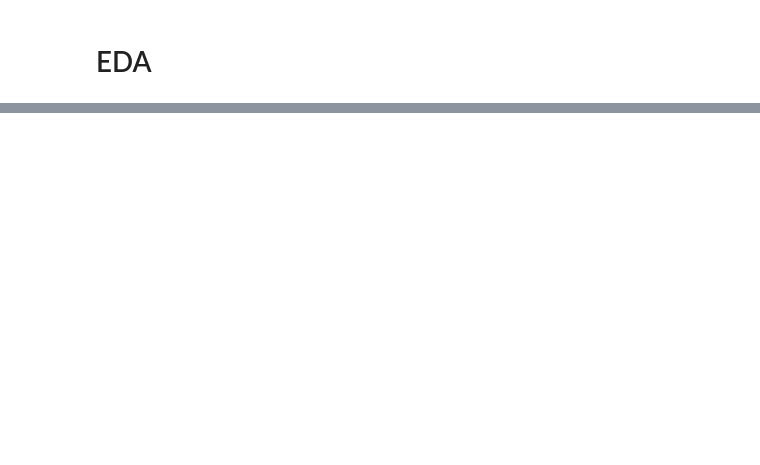
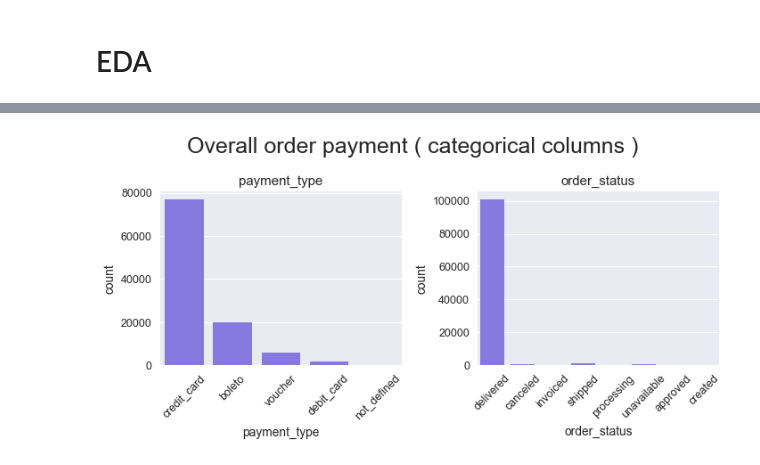
Before and after one commit to HikariJadeEmpire/Brazil_E-commerce_Analytics, a Jupyter notebook: EDA.ipynb, the cells around one changed output, grey strips where cells are left out. Cells and saved outputs as stored; diff of their text form; code cells hidden in the pictures; blank space fills up the shorter version.

```diff
--- a/EDA.ipynb
+++ b/EDA.ipynb
@@ -270,0 +358,24 @@ memory usage: 13.8+ MB
+# %%
+df_order_pm_interest = [2, 6]
+
+fig, axes = plt.subplots(nrows=1, ncols=2, figsize=(8,4), dpi=90 )
+
+for i,ax in enumerate(axes.flat):
+    if i < 2 :
+        g = sns.countplot(
+            data=df_order_pm,
+            x=df_order_pm.columns[df_order_pm_interest[i]],
+            color='#7B68EE',
+            ax=ax
+        )
+        for tick in ax.get_xticklabels():
+            tick.set_rotation(45)
+        g.set_title(df_order_pm.columns[df_order_pm_interest[i]])
+    else :
+        fig.delaxes(ax)
+
+fig.suptitle("Overall order payment ( categorical columns )", fontsize=20)
+fig.tight_layout()
+plt.show()
+# %% [output]
+[figure, added]
```
Also changed, not shown: parts of 12 cells of this notebook.
